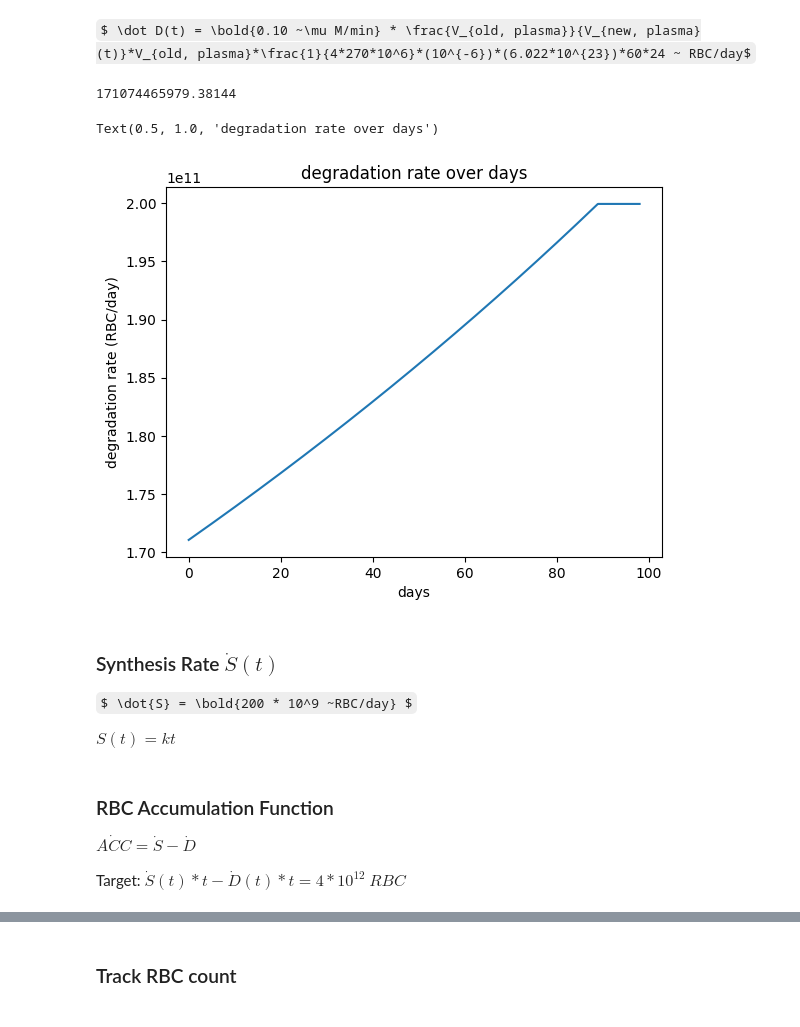
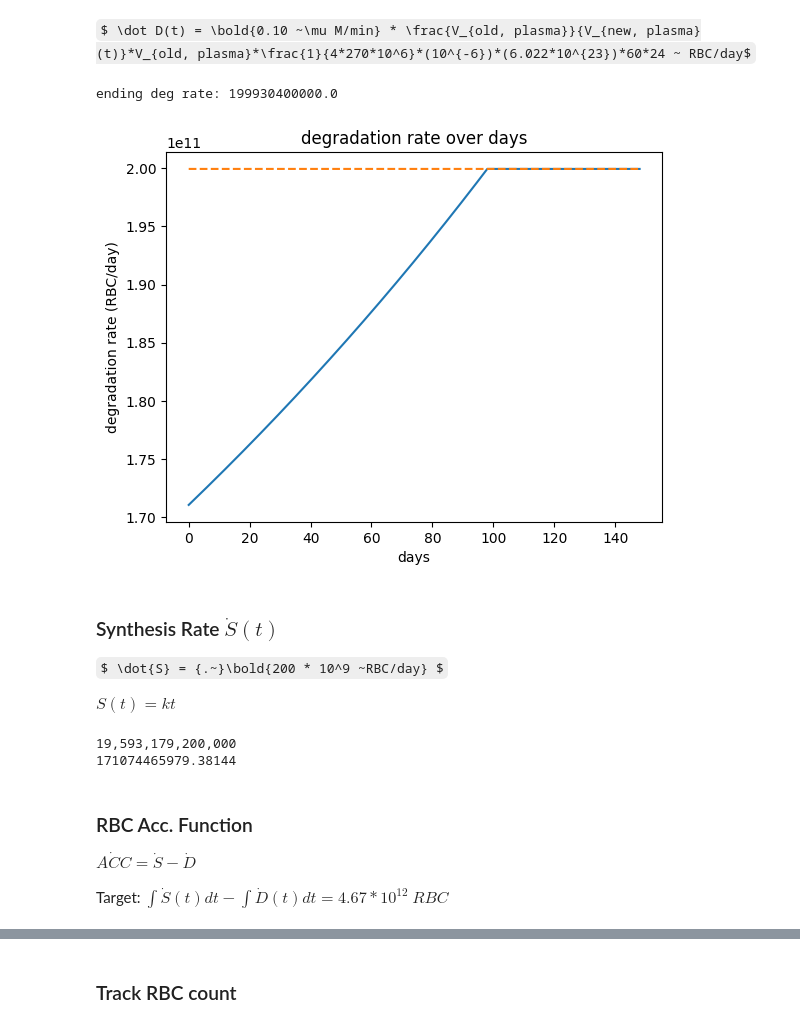
Before and after one commit to penelopenorth/PBL2, a Jupyter notebook: dynamic.ipynb, the cells around one changed output, grey strips where cells are left out. Drawn from its saved outputs; the diff is of its cells as text; code cells hidden in the pictures; some formulas as TeX source.

```diff
--- a/dynamic.ipynb
+++ b/dynamic.ipynb
@@ -124,0 +112,10 @@ SyntaxError: invalid syntax (339272494.py, line 2)
+# %%
+#Specific Constants
+time_extra = 50
+step_size = 1000
+fractional_step_size = int((step_size / time_to_correct_days)*(time_extra))
+time_extra = 50
+
+t_before = np.linspace(0, time_to_correct_days, step_size)
+t_after = np.linspace(time_to_correct_days, (time_to_correct_days+time_extra), fractional_step_size)
+t = np.concatenate((t_before, t_after), axis=0)
@@ -160,7 +159,7 @@ def plasma_volume(t):
     else:
         return new_volume
 
-time = np.linspace(0, time_to_correct_days+50, 1000)
+time = np.linspace(0, time_to_correct_days+time_extra, 1000)
 plasma_volume_arr = [plasma_volume(t) for t in time]
 plt.plot(time, plasma_volume_arr)
 plt.xlabel('days')
@@ -208,19 +245,23 @@ def rate_D(time):
 # %%
-print(rate_D(0))
+deg_rate_before_arr = rate_D_before(t_before)
+deg_rate_after_arr = np.resize(rate_D_after(t_after), len(t_after))
+deg_rate_arr = np.concatenate((deg_rate_before_arr, deg_rate_after_arr), axis=0)
+synth_rate_arr = [rate_S(t) for t in t]
 
-time = np.linspace(0, time_to_correct_days+10, 1000)
-deg_rate_arr = [rate_D(t) for t in time]
 plt.plot(t, deg_rate_arr)
 plt.xlabel('days')
 plt.ylabel('degradation rate (RBC/day)')
 plt.title('degradation rate over days')
+
+plt.plot(t, synth_rate_arr, linestyle='--')
+print(f'ending deg rate: {deg_rate_arr[-1]}')
+assert synth_rate_arr[-1]-deg_rate_arr[-1] == 0
 # %% [output]
-171074465979.38144
+ending deg rate: 199930400000.0
-Text(0.5, 1.0, 'degradation rate over days')
-[figure, old version]
+[figure, new version]
 # %% [markdown]
 ### Synthesis Rate $\dot S(t)$
 
-$ \dot{S} = \bold{200 * 10^9 ~RBC/day} $
+$ \dot{S} = {.~}\bold{200 * 10^9 ~RBC/day} $
 
 $ S(t) = kt$
@@ -232,7 +268,25 @@ def rate_S():
+# %%
+
+synth_rate = 199_930_400_000 # RBC/day
+#233 works
+
+def rate_S(t):
+    return synth_rate
+
+def rate_S_integral(time):
+    S0 = 0
+    constant_S = S0
+    return synth_rate*time + constant_S
+
+print(f'{synth_rate*time_to_correct_days:,}')
+print(f'{rate_D_before(0)}')
+# %% [output]
+19,593,179,200,000
+171074465979.38144
 # %% [markdown]
-### RBC Accumulation Function
+### RBC Acc. Function
 
 $ \dot{ACC} = \dot{S} - \dot{D} $
 
 Target:
-$\dot S(t)*t - \dot D(t)*t = 4 * 10^{12} ~RBC$
+$\int \dot S(t)dt - \int \dot D(t)dt = 4.67 * 10^{12} ~RBC$
```
Also changed, not shown: parts of 19 cells of this notebook, 1 other file.
